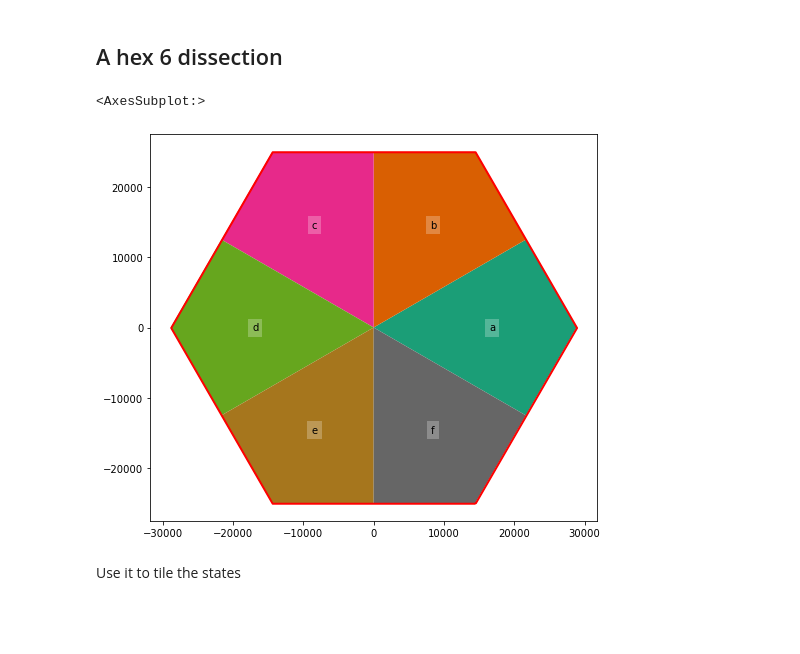
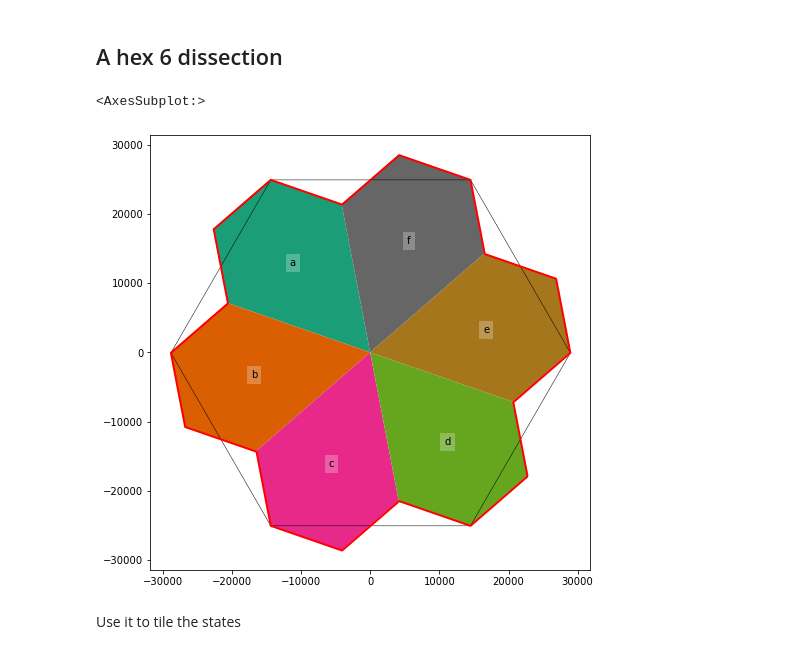
Before and after one commit to DOSull/weaving-space, a Jupyter notebook: weavingspace/GWR-example-3.ipynb, the cells around one changed output. Drawn from its saved outputs; the diff is of its cells as text; code cells hidden in the pictures; blank space fills up the shorter version.

```diff
--- a/weavingspace/GWR-example-3.ipynb
+++ b/weavingspace/GWR-example-3.ipynb
@@ -48,12 +48,12 @@ tiling_rotation = 15
 ## A hex 6 dissection
 # %%
 # make a base tile to start
-hex_6_tile = TileUnit(tiling_type = "hex-dissection", n = 6,
+hex_6_tile = TileUnit(tiling_type = "laves", code = "3.3.3.3.6", n = 6,
                       spacing = d, crs = gwrs[0].crs)
 hex_6_tile.plot()
 # %% [output]
 <AxesSubplot:>
-[figure, old version]
+[figure, new version]
 # %% [markdown]
 Use it to tile the states
 # %%
```
Also changed, not shown: parts of 2 cells of this notebook, 2 other files.
